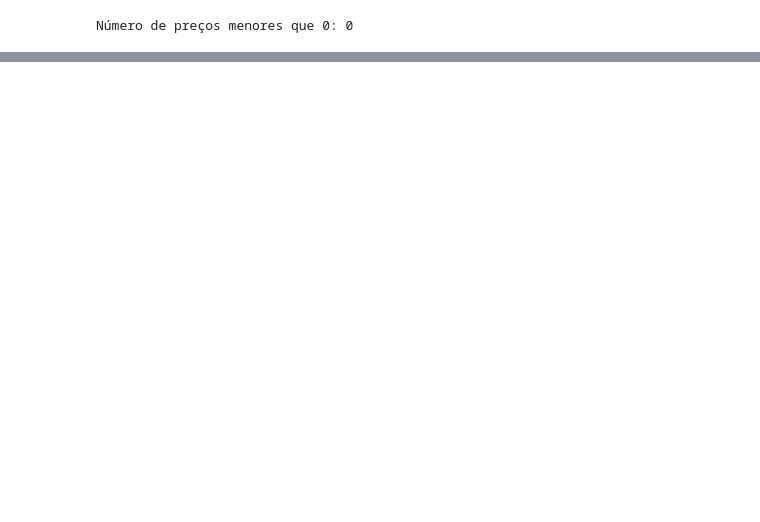
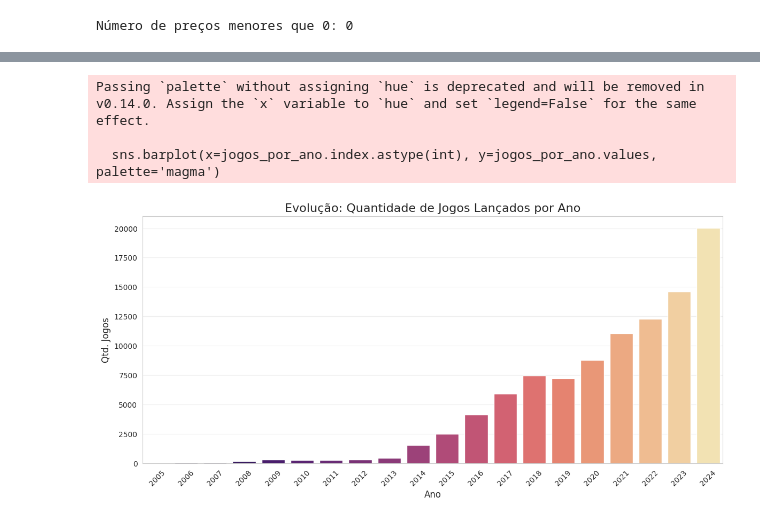
Before and after one commit to Raphides/Steam-BI, a Jupyter notebook: data_layer/raw/analytics.ipynb, the cells around one changed output, grey strips where cells are left out. Cells and saved outputs as stored; diff of their text form; code cells hidden in the pictures; blank space fills up the shorter version.

```diff
--- a/data_layer/raw/analytics.ipynb
+++ b/data_layer/raw/analytics.ipynb
@@ -164,0 +228,26 @@ Número de preços menores que 0: 0
+# %%
+# Preparação: Extrair o ano da data (se já não tiver feito)
+df['ano'] = pd.to_datetime(df['data_de_lancamento'], errors='coerce').dt.year
+
+# Contagem
+jogos_por_ano = df['ano'].value_counts().sort_index()
+
+# Filtrar anos estranhos (ex: erros de futuro ou datas muito antigas irrelevantes para BI se quiser)
+# Vamos pegar de 2005 pra frente onde a Steam começou a crescer
+jogos_por_ano = jogos_por_ano[(jogos_por_ano.index >= 2005) & (jogos_por_ano.index <= 2024)]
+
+# Gráfico
+plt.figure(figsize=(14, 6))
+sns.barplot(x=jogos_por_ano.index.astype(int), y=jogos_por_ano.values, palette='magma')
+
+plt.title("Evolução: Quantidade de Jogos Lançados por Ano", fontsize=16)
+plt.xlabel("Ano", fontsize=12)
+plt.ylabel("Qtd. Jogos", fontsize=12)
+plt.xticks(rotation=45)
+plt.grid(axis='y', alpha=0.3)
+plt.show()
+# %% [output]
+Passing `palette` without assigning `hue` is deprecated and will be removed in v0.14.0. Assign the `x` variable to `hue` and set `legend=False` for the same effect.
+
+  sns.barplot(x=jogos_por_ano.index.astype(int), y=jogos_por_ano.values, palette='magma')
+[figure, added]
```
Also changed, not shown: parts of 14 cells of this notebook, 1 other file.
